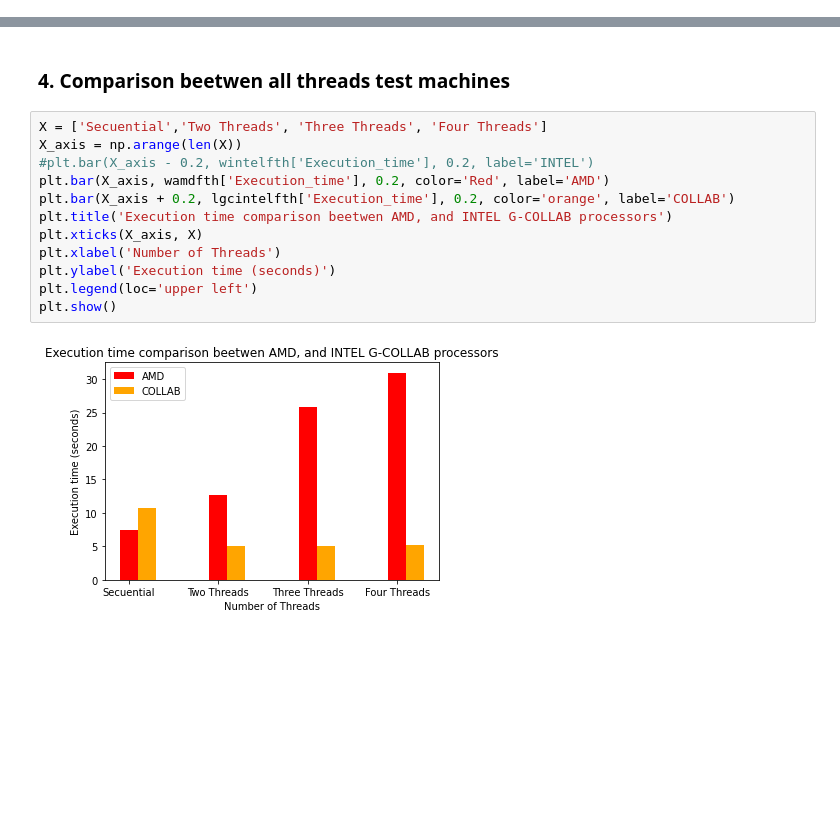
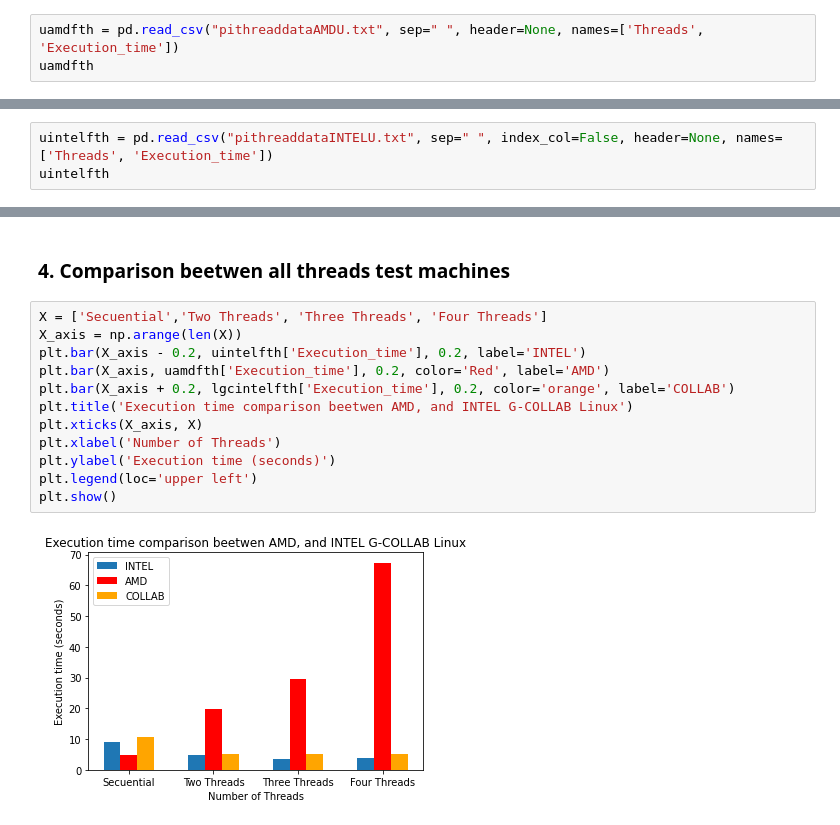
Before and after one commit to jsmontoyaco/Threads-Posix, a Jupyter notebook: Analisis Hilos.ipynb, the cells around one changed output, grey strips where cells are left out. Saved outputs shown, nothing was run; the diff lists cells and outputs as text; blank space fills up the shorter version.

```diff
--- a/Analisis Hilos.ipynb
+++ b/Analisis Hilos.ipynb
@@ -47,3 +84,6 @@ wamdfth
 | 1 | 2 | 12.619087 |
 | 2 | 3 | 25.761690 |
 | 3 | 4 | 30.960706 |
+# %%
+uamdfth = pd.read_csv("pithreaddataAMDU.txt", sep=" ", header=None, names=['Threads', 'Execution_time'])
+uamdfth
@@ -62,0 +120,3 @@ plt.show()
+# %%
+uintelfth = pd.read_csv("pithreaddataINTELU.txt", sep=" ", index_col=False, header=None, names=['Threads', 'Execution_time'])
+uintelfth
@@ -111,14 +199,14 @@ plt.show()
 # %%
 X = ['Secuential','Two Threads', 'Three Threads', 'Four Threads']
 X_axis = np.arange(len(X))
-#plt.bar(X_axis - 0.2, wintelfth['Execution_time'], 0.2, label='INTEL')
-plt.bar(X_axis, wamdfth['Execution_time'], 0.2, color='Red', label='AMD')
+plt.bar(X_axis - 0.2, uintelfth['Execution_time'], 0.2, label='INTEL')
+plt.bar(X_axis, uamdfth['Execution_time'], 0.2, color='Red', label='AMD')
 plt.bar(X_axis + 0.2, lgcintelfth['Execution_time'], 0.2, color='orange', label='COLLAB')
-plt.title('Execution time comparison beetwen AMD, and INTEL G-COLLAB processors')
+plt.title('Execution time comparison beetwen AMD, and INTEL G-COLLAB Linux')
 plt.xticks(X_axis, X)
 plt.xlabel('Number of Threads')
 plt.ylabel('Execution time (seconds)')
 plt.legend(loc='upper left')
 plt.show()
 # %% [output]
-[figure, old version]
+[figure, new version]
```
Also changed, not shown: parts of 14 cells of this notebook.
